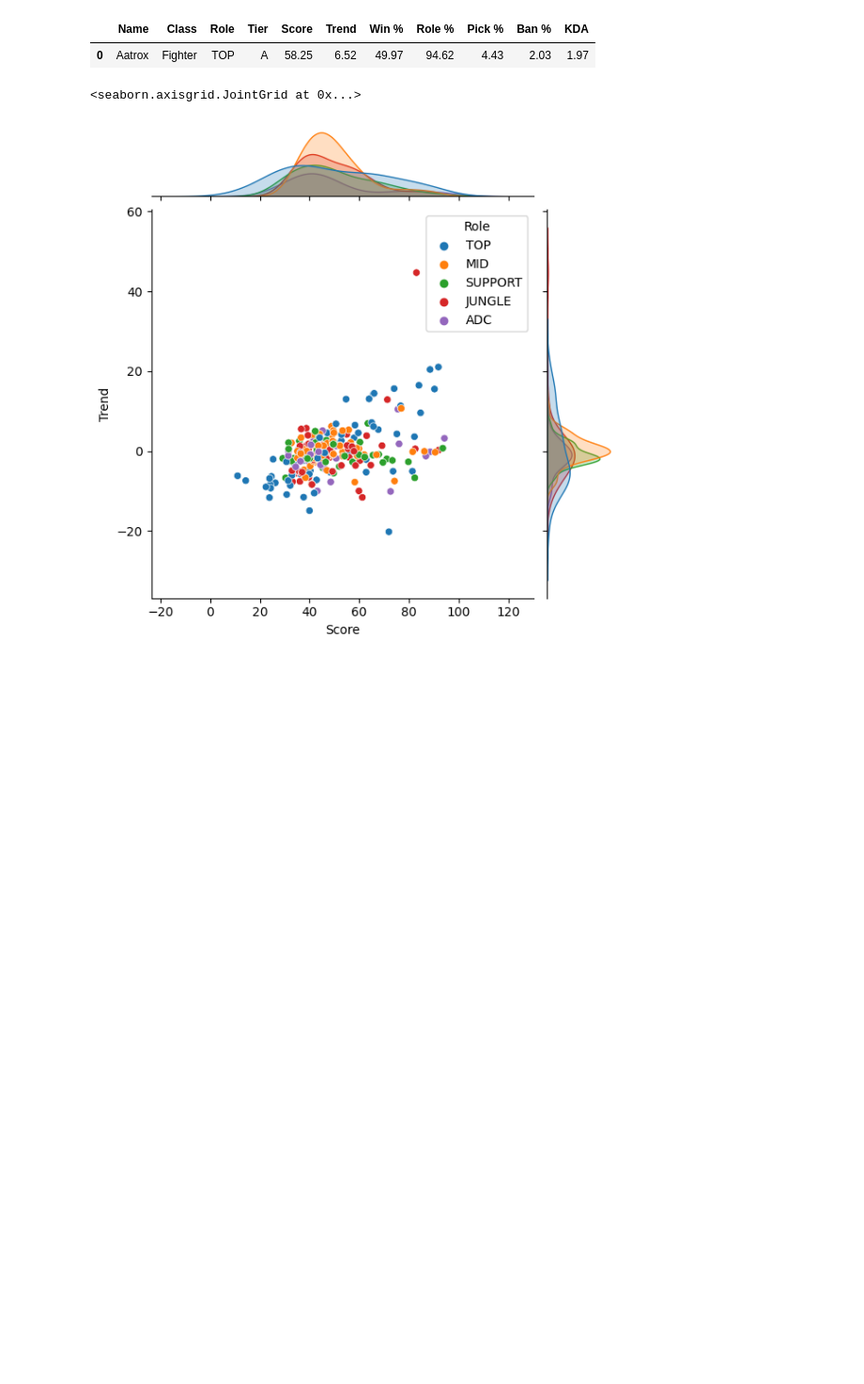
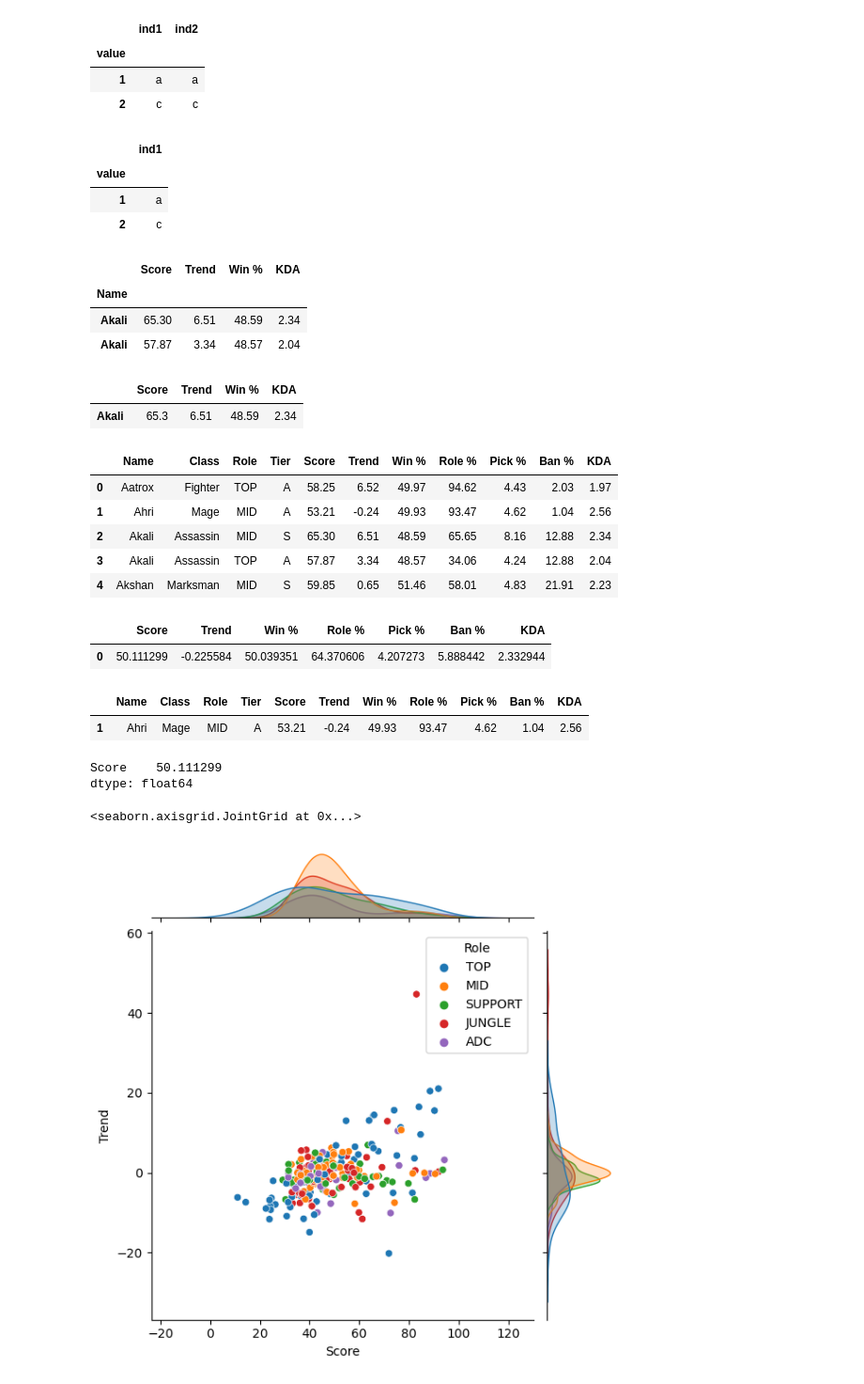
Before and after one commit to leopard4/-LoL_Tier_streamlit, a Jupyter notebook: EDA.ipynb, the cells around one changed output. Shown: that part at 94% size. Drawn from its saved outputs; the diff is of its cells as text; code cells hidden in the pictures; blank space fills up the shorter version.

```diff
--- a/EDA.ipynb
+++ b/EDA.ipynb
@@ -39,0 +307,26 @@ plt.show()
+# %%
+df2 = pd.DataFrame({'value':[1,2],
+
+                       'ind1':['a','c'],'ind2':['a','c']
+
+                       })
+df2.set_index('value')Like this you only get one row from the dataframe, but the row is a dataframe and the columns should be kept intact.
+# %% [output]
+|  | ind1 | ind2 |
+| value |  |  |
+| 1 | a | a |
+| 2 | c | c |
+# %%
+df2.set_index('value')
+# %% [output]
+|  | ind1 |
+| value |  |
+| 1 | a |
+| 2 | c |
+# %%
+hero.loc['Akali']
+# %% [output]
+|  | Score | Trend | Win % | KDA |
+| Name |  |  |  |  |
+| Akali | 65.30 | 6.51 | 48.59 | 2.34 |
+| Akali | 57.87 | 3.34 | 48.57 | 2.04 |
@@ -39,0 +336,14 @@ plt.show()
+# %%
+hero
+# %% [output]
+|  | Score | Trend | Win % | KDA |
+| Akali | 65.3 | 6.51 | 48.59 | 2.34 |
+# %%
+df1.head()
+# %% [output]
+|  | Name | Class | Role | Tier | Score | Trend | Win % | Role % | Pick % | Ban % | KDA |
+| 0 | Aatrox | Fighter | TOP | A | 58.25 | 6.52 | 49.97 | 94.62 | 4.43 | 2.03 | 1.97 |
+| 1 | Ahri | Mage | MID | A | 53.21 | -0.24 | 49.93 | 93.47 | 4.62 | 1.04 | 2.56 |
+| 2 | Akali | Assassin | MID | S | 65.30 | 6.51 | 48.59 | 65.65 | 8.16 | 12.88 | 2.34 |
+| 3 | Akali | Assassin | TOP | A | 57.87 | 3.34 | 48.57 | 34.06 | 4.24 | 12.88 | 2.04 |
+| 4 | Akshan | Marksman | MID | S | 59.85 | 0.65 | 51.46 | 58.01 | 4.83 | 21.91 | 2.23 |
@@ -39,0 +359,5 @@ plt.show()
+# %%
+df1_mean
+# %% [output]
+|  | Score | Trend | Win % | Role % | Pick % | Ban % | KDA |
+| 0 | 50.111299 | -0.225584 | 50.039351 | 64.370606 | 4.207273 | 5.888442 | 2.332944 |
@@ -40,8 +366,13 @@ plt.show()
+# %%
+hero
+# %% [output]
+|  | Name | Class | Role | Tier | Score | Trend | Win % | Role % | Pick % | Ban % | KDA |
+| 1 | Ahri | Mage | MID | A | 53.21 | -0.24 | 49.93 | 93.47 | 4.62 | 1.04 | 2.56 |
 # %%
-df1.head(1)
+df1.mean().head(1)
 # %% [output]
-|  | Name | Class | Role | Tier | Score | Trend | Win % | Role % | Pick % | Ban % | KDA |
-| 0 | Aatrox | Fighter | TOP | A | 58.25 | 6.52 | 49.97 | 94.62 | 4.43 | 2.03 | 1.97 |
+Score    50.111299
+dtype: float64
 # %%
 sns.jointplot(data = df1, x = 'Score', y = 'Trend',  hue  = 'Role' )
 # %% [output]
```
Also changed, not shown: parts of 49 cells of this notebook, 1 other file.
